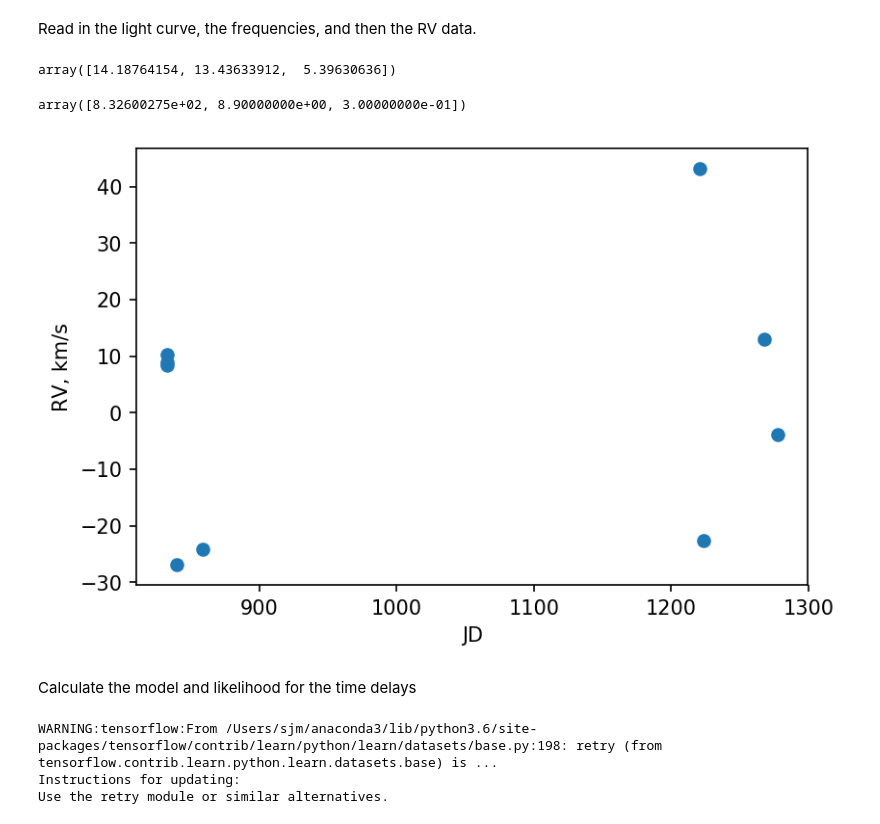
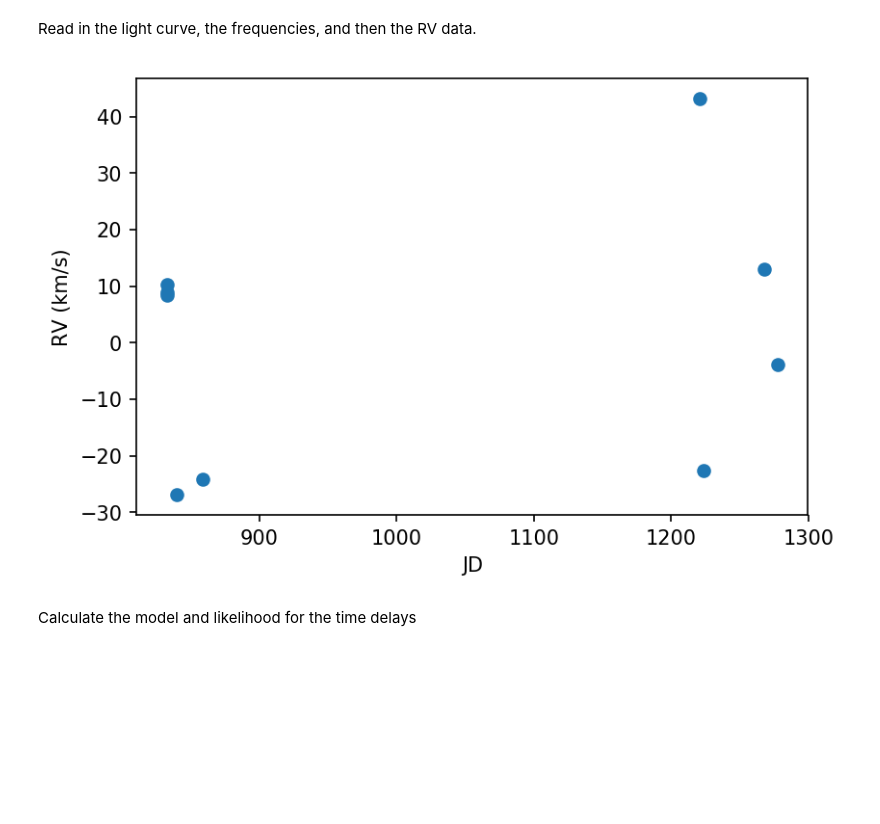
Before and after one commit to SimonJMurphy/maelstrom, a Jupyter notebook: RadialVelocity.ipynb, the cells around one changed output. Saved outputs shown, nothing was run; the diff lists cells and outputs as text; code cells hidden in the pictures; blank space fills up the shorter version.

```diff
--- a/RadialVelocity.ipynb
+++ b/RadialVelocity.ipynb
@@ -16,38 +17,35 @@ Read in the light curve, the frequencies, and then the RV data.
 # %%
 kicid = 6780873
 
-data = np.loadtxt(f"data/kic{kicid}_lc.txt")
-fulltimes = data[:, 0] # days
-tmid = 0.5*(fulltimes[0] + fulltimes[-1])
-times = fulltimes - tmid
-dmmags = data[:, 1] * 1000. # mmags
+time, flux = np.loadtxt(f"data/kic{kicid}_lc.txt",usecols=(0,1)).T
 
-times = times[2500:]
-dmmags = dmmags[2500:]
+# Subtract midpoint
+time_mid = (time[0] + time[-1]) / 2
+time -= time_mid
+
+# mmags
+flux *= 1000.
+
+times = time[2500:]
+flux = flux[2500:]
 
 metadata = np.loadtxt(f"data/kic{kicid}_metadata.csv", delimiter=",", skiprows=1)
+nu_arr = metadata[::6]
-# %%
-nu_arr = metadata[::6]
-nu_arr
-# %% [output]
-array([14.18764154, 13.43633912,  5.39630636])
 # %%
 # load the RV data. They have the same time format (JD-2400000) as the light curve.
 rvs = np.loadtxt(f"data/kic{kicid}_JDrv.txt",delimiter=",")
-rvs[:, 0] -= tmid
+
+# rvs are in the format [[JD, RV, uncertainty]]
+rv_JD, rv_RV, rv_err = np.loadtxt(f"data/kic{kicid}_JDrv.txt",delimiter=",", usecols=(0,1,2)).T
+rv_JD -= time_mid
-# %%
-# rvs are in the format [[JD, RV, uncertainty]]
-rvs[0]
-# %% [output]
-array([8.32600275e+02, 8.90000000e+00, 3.00000000e-01])
 # %%
 # plot just the RVs for now
-plt.errorbar(rvs[:,0],rvs[:,1],rvs[:,2],fmt="o")
+plt.errorbar(rv_JD,rv_RV,rv_err,fmt="o")
 plt.xlabel("JD")
-plt.ylabel("RV, km/s")
+plt.ylabel("RV (km/s)")
 plt.show()
 # %% [output]
-[figure, old version]
+[figure, new version]
 # %%
 # read in the table of orbits
 # oops, our target doesn't have an orbit there, since P < 20 days.
@@ -114,30 +112,33 @@ rv_tensor = tf.placeholder(T)
 rv_err_tensor = tf.placeholder(T)
 
 # Solve Kepler's equation for the RVs
-rv_mean_anom = 2.0 * np.pi * (rv_time_tensor - tp_tensor) / porb_tensor
+rv_mean_anom = (2.0 * np.pi * (rv_time_tensor - tp_tensor) / porb_tensor)
 rv_ecc_anom = kepler(rv_mean_anom, e_tensor)
 rv_true_anom = 2.0 * tf.atan2(tf.sqrt(1.0+e_tensor)*tf.tan(0.5*rv_ecc_anom), tf.sqrt(1.0-e_tensor) + tf.zeros_like(rv_time_tensor))
 
 # Here we define how the RV will be calculated:
-vrad_tensor = -2.0 * np.pi * (a1d_tensor / porb_tensor) * (1/tf.sqrt(1.0 - e_tensor**2)) * (tf.cos(rv_true_anom + varpi_tensor) + e_tensor*tf.cos(varpi_tensor))
-vrad_tensor *= 299792  # c in km/s
-vrad_tensor += rv0_tensor
+vrad_tensor = -2.0 * np.pi * (a1d_tensor / porb_tensor) * (1/tf.sqrt(1.0 - tf.square(e_tensor))) * (tf.cos(rv_true_anom + varpi_tensor) + e_tensor*tf.cos(varpi_tensor))
+"""
+You were right on the money. The problem was that vrad_tensor was being multiplied by c before
+the systemic velocity was added.
+"""
+vrad_tensor += gammav_tensor
+"""
+Also c = 299792 km/s now? What are we, engineers?
+"""
+vrad_tensor *= 299792.458  # c in km/s
 
-rv_sig2 = rv_err_tensor**2 + tf.exp(log_rv_sigma2_tensor)
+rv_sig2 = tf.square(rv_err_tensor) + tf.exp(log_rv_sigma2_tensor)
 chi = tf.square(rv_tensor - vrad_tensor) / rv_sig2 + tf.log(rv_sig2)
 chi2_tensor += tf.reduce_sum(chi)
 
 var_list = [
-    tp_tensor, porb_tensor, e_param_tensor, a1d_tensor, varpi_tensor, log_rv_sigma2_tensor, log_sigma2_tensor, rv0_tensor
+    tp_tensor, porb_tensor, e_param_tensor, a1d_tensor, varpi_tensor, log_rv_sigma2_tensor, log_sigma2_tensor, gammav_tensor
 ]
 opt = tf.contrib.opt.ScipyOptimizerInterface(chi2_tensor, var_list=var_list)
 
 init = tf.global_variables_initializer()
 sess.run(init)
-# %% [output]
-WARNING:tensorflow:From /Users/sjm/anaconda3/lib/python3.6/site-packages/tensorflow/contrib/learn/python/learn/datasets/base.py:198: retry (from tensorflow.contrib.learn.python.learn.datasets.base) is ...
-Instructions for updating:
-Use the retry module or similar alternatives.
 # %%
 feed_dict = {
     times_tensor: times,
```
Also changed, not shown: parts of 13 cells of this notebook, 1 other file.
